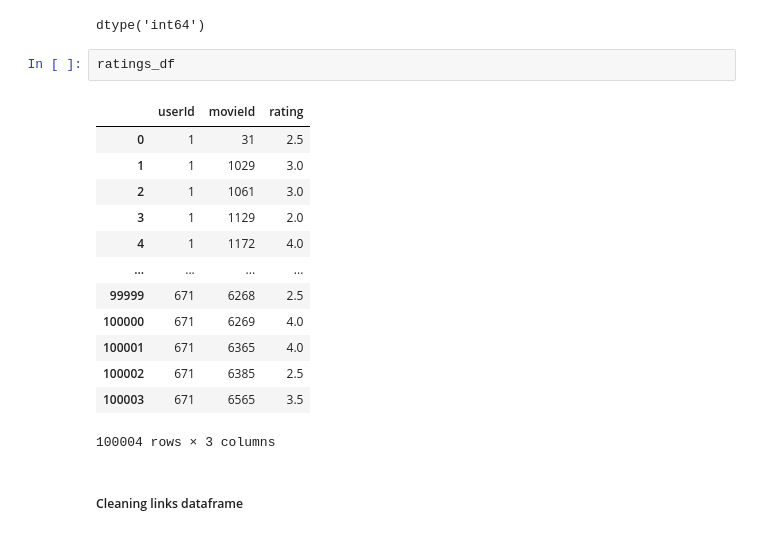
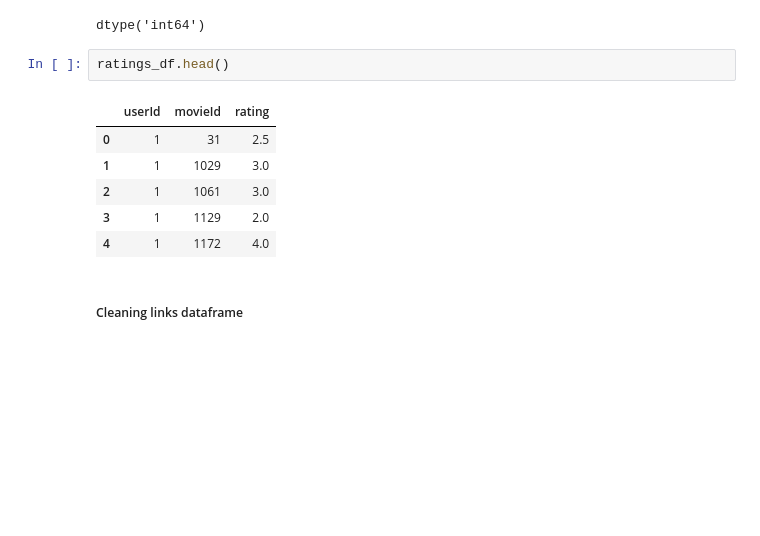
Before and after one commit to bsdutton/PROJECT2---ETL, a Jupyter notebook: ETL_ali_yuntian_Vasanta.ipynb, the cells around one changed output. Cells and saved outputs as stored; diff of their text form; blank space fills up the shorter version.

```diff
--- a/ETL_ali_yuntian_Vasanta.ipynb
+++ b/ETL_ali_yuntian_Vasanta.ipynb
@@ -207,21 +207,14 @@ movies_df['id'].dtype
 # %% [output]
 dtype('int64')
 # %%
-ratings_df
+ratings_df.head()
 # %% [output]
 |  | userId | movieId | rating |
 | 0 | 1 | 31 | 2.5 |
 | 1 | 1 | 1029 | 3.0 |
 | 2 | 1 | 1061 | 3.0 |
 | 3 | 1 | 1129 | 2.0 |
 | 4 | 1 | 1172 | 4.0 |
-| ... | ... | ... | ... |
-| 99999 | 671 | 6268 | 2.5 |
-| 100000 | 671 | 6269 | 4.0 |
-| 100001 | 671 | 6365 | 4.0 |
-| 100002 | 671 | 6385 | 2.5 |
-| 100003 | 671 | 6565 | 3.5 |
-100004 rows × 3 columns
 # %% [markdown]
 ##### Cleaning links dataframe
 # %%
```
Also changed, not shown: parts of 6 cells of this notebook, 3 other files.
